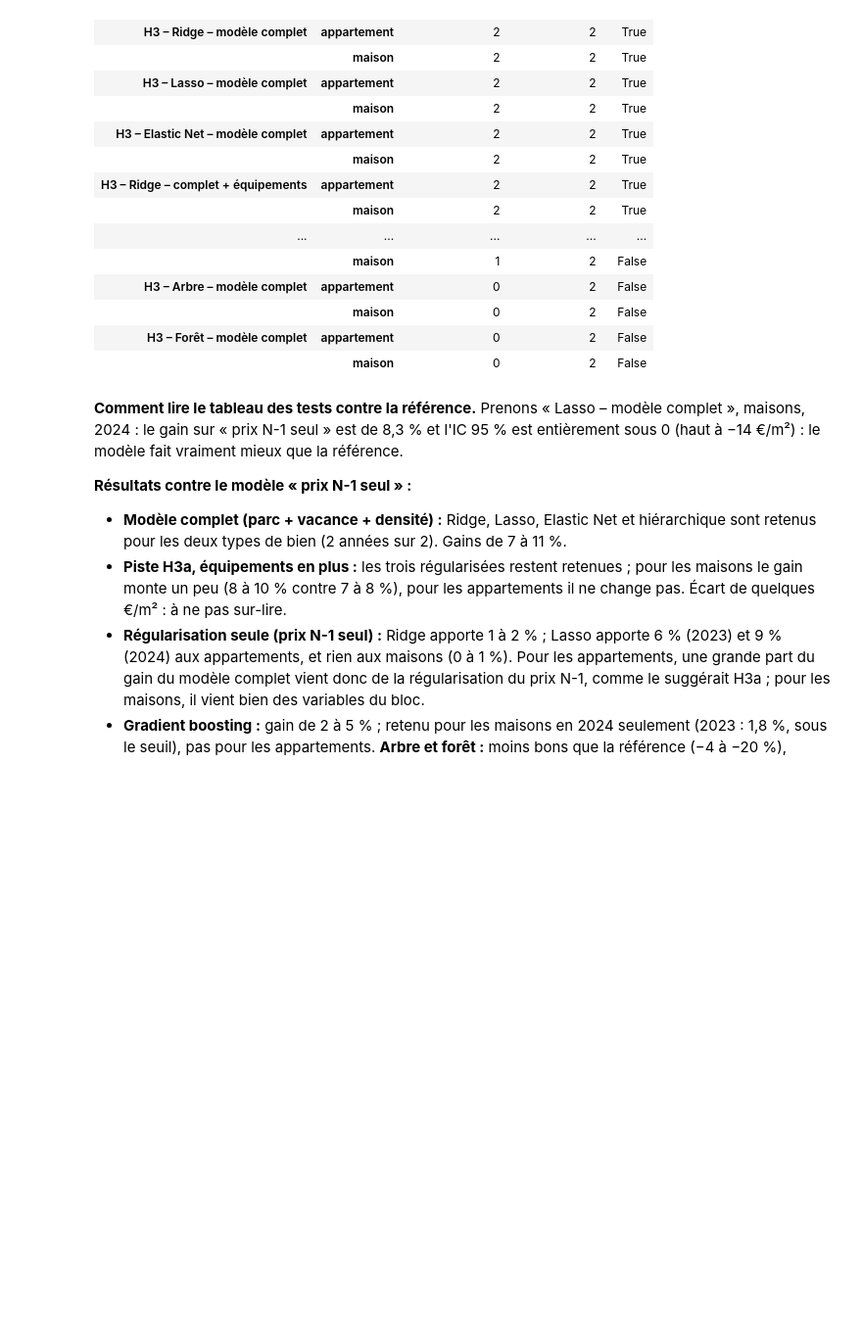
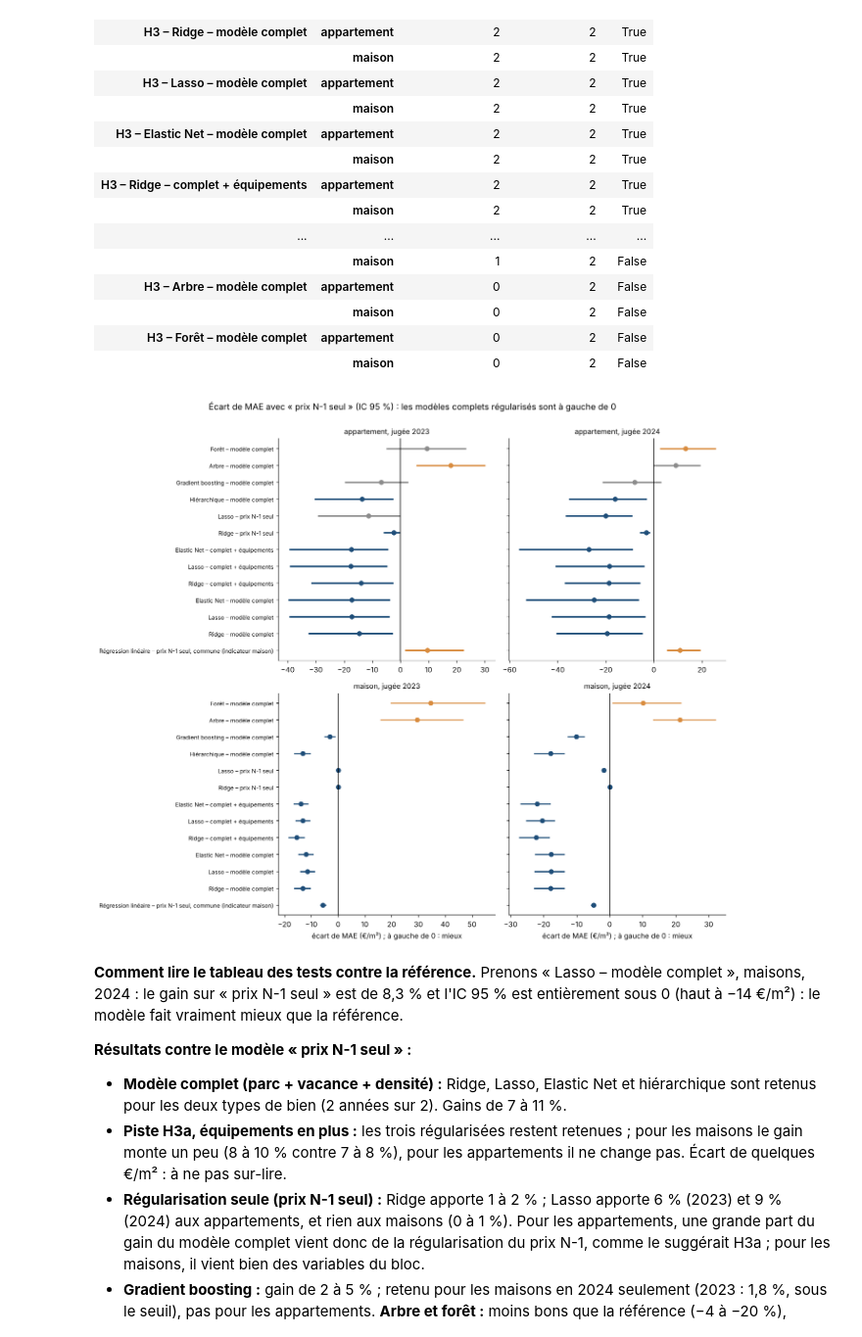
Before and after one commit to cecile-learns/projet_compagnon, a Jupyter notebook: 03_modelisation/H3_globale.ipynb, the cells around one changed output. Shown at 98% size. Drawn from its saved outputs; the diff is of its cells as text; code cells hidden in the pictures; blank space fills up the shorter version.

```diff
--- a/03_modelisation/H3_globale.ipynb
+++ b/03_modelisation/H3_globale.ipynb
@@ -628,6 +683,11 @@ regle_decision(res_ref, tst_ref, comparaison="référence")
 |  | maison | 0 | 2 | False |
 | H3 – Forêt – modèle complet | appartement | 0 | 2 | False |
 |  | maison | 0 | 2 | False |
+# %%
+forest(tst_ref, "écart de MAE avec la référence (€/m²)",
+       "Écart de MAE avec « prix N-1 seul » (IC 95 %) : les modèles complets régularisés sont à gauche de 0")
+# %% [output]
+[figure, added]
 # %% [markdown]
 **Comment lire le tableau des tests contre la référence.** Prenons « Lasso – modèle complet », maisons, 2024 : le gain sur « prix N-1 seul » est de 8,3 % et l'IC 95 % est entièrement sous 0 (haut à −14 €/m²) : le modèle fait vraiment mieux que la référence.
 
```
Also changed, not shown: parts of 20 cells of this notebook, 1 other file.
